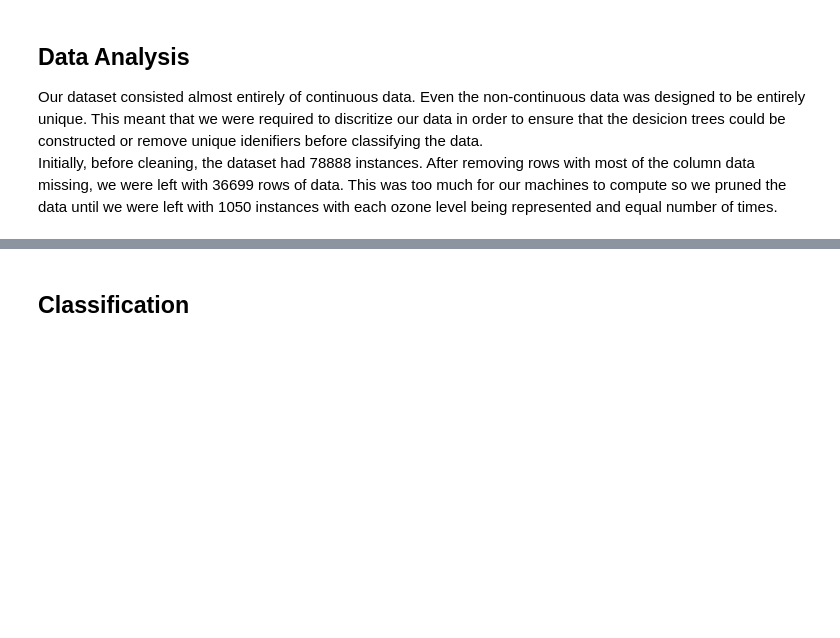
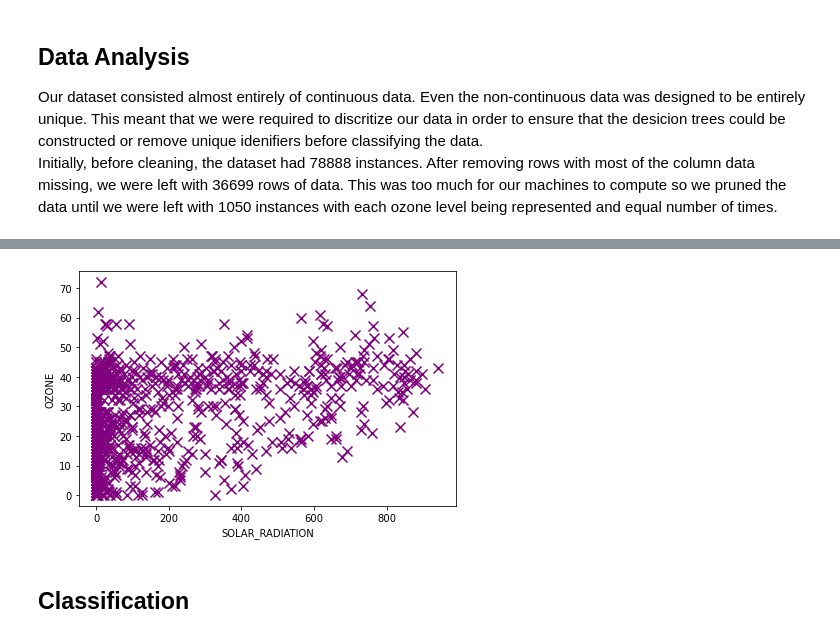
Before and after one commit to rdurnil/cpsc322project, a Jupyter notebook: technical_report.ipynb, the cells around one changed output, grey strips where cells are left out. Drawn from its saved outputs; the diff is of its cells as text; code cells hidden in the pictures; blank space fills up the shorter version.

```diff
--- a/technical_report.ipynb
+++ b/technical_report.ipynb
@@ -41,3 +44,11 @@ AttributeError: module 'mysklearn.myvisualization' has no attribute 'scatter_cha
+# %%
+x_label = "SOLAR_RADIATION"
+y_label = "OZONE"
+x_data = continuous_data.get_column(x_label)
+y_data = continuous_data.get_column(y_label)
+myvisualization.scatter_chart_creation(x_data, y_data, x_label=x_label, y_label=y_label)
+# %% [output]
+[figure, added]
 # %% [markdown]
 ## Classification
 # %% [markdown]
```
Also changed, not shown: parts of 2 cells of this notebook, 1 other file.
